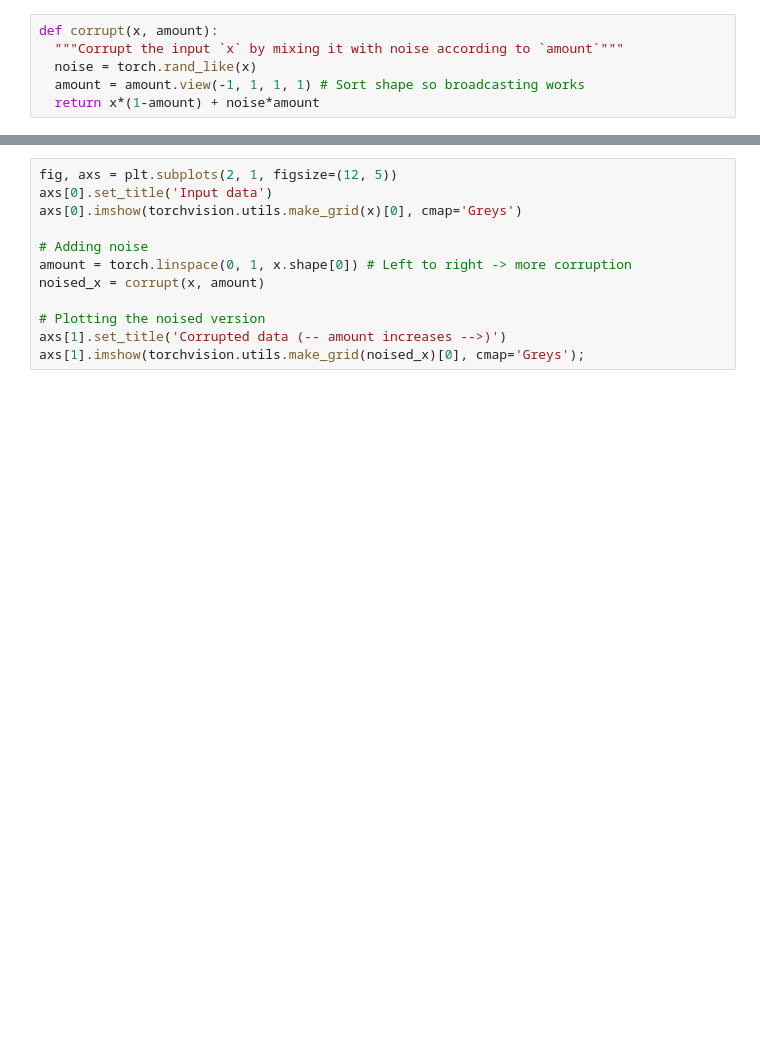
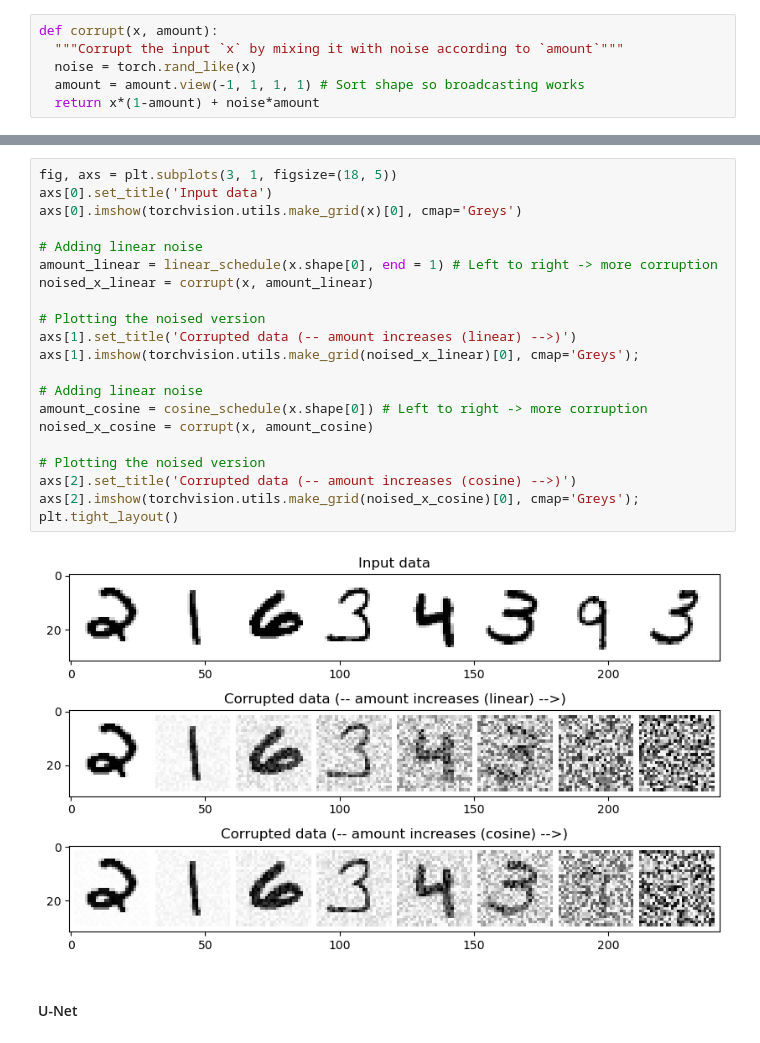
Before and after one commit to ontenkutsenko/Diffusion, a Jupyter notebook: Initial work.ipynb, the cells around one changed output, grey strips where cells are left out. Saved outputs shown, nothing was run; the diff lists cells and outputs as text; blank space fills up the shorter version.

```diff
--- a/Initial work.ipynb
+++ b/Initial work.ipynb
@@ -66,12 +105,25 @@ import torch
 # %%
-fig, axs = plt.subplots(2, 1, figsize=(12, 5))
+fig, axs = plt.subplots(3, 1, figsize=(18, 5))
 axs[0].set_title('Input data')
 axs[0].imshow(torchvision.utils.make_grid(x)[0], cmap='Greys')
 
-# Adding noise
-amount = torch.linspace(0, 1, x.shape[0]) # Left to right -> more corruption
-noised_x = corrupt(x, amount)
+# Adding linear noise
+amount_linear = linear_schedule(x.shape[0], end = 1) # Left to right -> more corruption
+noised_x_linear = corrupt(x, amount_linear)
 
 # Plotting the noised version
-axs[1].set_title('Corrupted data (-- amount increases -->)')
-axs[1].imshow(torchvision.utils.make_grid(noised_x)[0], cmap='Greys');
+axs[1].set_title('Corrupted data (-- amount increases (linear) -->)')
+axs[1].imshow(torchvision.utils.make_grid(noised_x_linear)[0], cmap='Greys');
+
+# Adding linear noise
+amount_cosine = cosine_schedule(x.shape[0]) # Left to right -> more corruption
+noised_x_cosine = corrupt(x, amount_cosine)
+
+# Plotting the noised version
+axs[2].set_title('Corrupted data (-- amount increases (cosine) -->)')
+axs[2].imshow(torchvision.utils.make_grid(noised_x_cosine)[0], cmap='Greys');
+plt.tight_layout()
+# %% [output]
+[figure, added]
+# %% [markdown]
+#### U-Net
```
Also changed, not shown: parts of 25 cells of this notebook.
